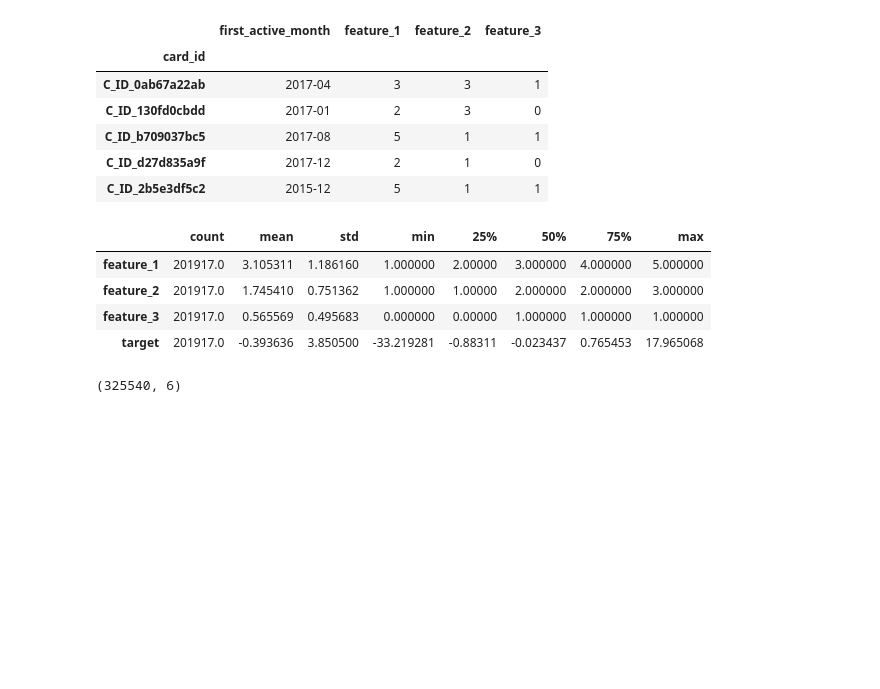
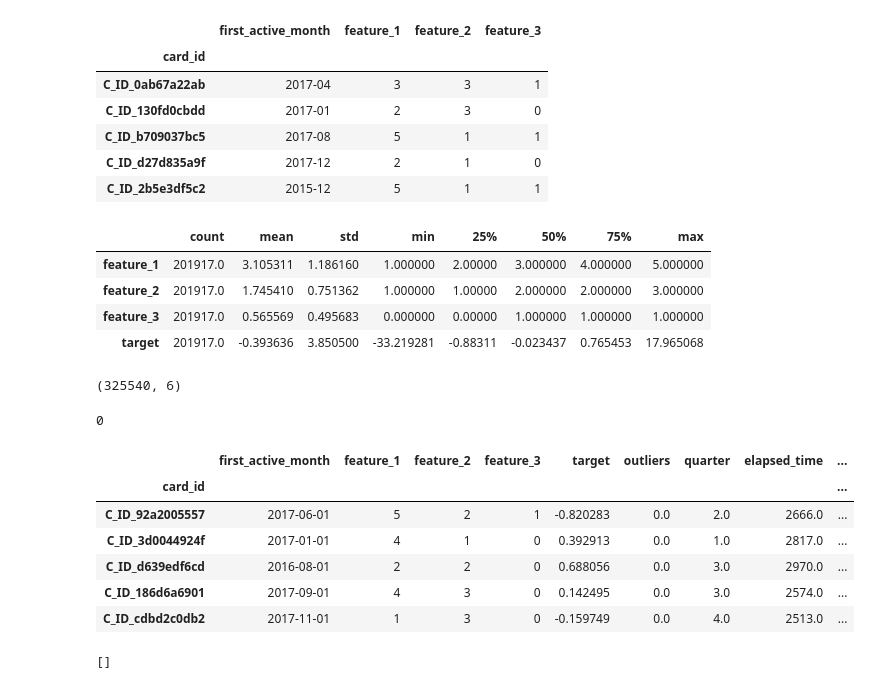
Before and after one commit to ionahu08/EloMerchantCategoryRecommendation, a Jupyter notebook: Competition/Project01.ipynb, the cells around one changed output. Drawn from its saved outputs; the diff is of its cells as text; code cells hidden in the pictures; blank space fills up the shorter version.

```diff
--- a/Competition/Project01.ipynb
+++ b/Competition/Project01.ipynb
@@ -78,3 +92,47 @@ df = pd.concat([train_df, test_df])
 df.shape
 # %% [output]
 (325540, 6)
+# %%
+del train_df, test_df
+gc.collect()
+# %% [output]
+0
+# %%
+# to datetime
+df['first_active_month'] = pd.to_datetime(df['first_active_month'])
+# %%
+# to datetime
+df['first_active_month'] = pd.to_datetime(df['first_active_month'])
+
+# datetime features
+df['quarter'] = df['first_active_month'].dt.quarter
+df['elapsed_time'] = (datetime.datetime.today() - df['first_active_month']).dt.days
+
+df['days_feature1'] = df['elapsed_time'] * df['feature_1']
+df['days_feature2'] = df['elapsed_time'] * df['feature_2']
+df['days_feature3'] = df['elapsed_time'] * df['feature_3']
+
+df['days_feature1_ratio'] = df['feature_1'] / df['elapsed_time']
+df['days_feature2_ratio'] = df['feature_2'] / df['elapsed_time']
+df['days_feature3_ratio'] = df['feature_3'] / df['elapsed_time']
+# %%
+# One-hot encoding for categorical columns with get_dummies
+def one_hot_encoder(df, nan_as_category = True):
+    original_columns = list(df.columns)
+    categorical_columns = [col for col in df.columns if df[col].dtype == 'object']
+    df = pd.get_dummies(df, columns = categorical_columns, dummy_na = nan_as_category)
+    new_columns = [c for c in df.columns if c not in original_columns]
+    return df, new_columns
+
+df, cols = one_hot_encoder(df, nan_as_category=False)
+display(df.head())
+print(cols)
+# %% [output]
+|  | first_active_month | feature_1 | feature_2 | feature_3 | target | outliers | quarter | elapsed_time | ... |
+| card_id |  |  |  |  |  |  |  |  | ... |
+| C_ID_92a2005557 | 2017-06-01 | 5 | 2 | 1 | -0.820283 | 0.0 | 2.0 | 2666.0 | ... |
+| C_ID_3d0044924f | 2017-01-01 | 4 | 1 | 0 | 0.392913 | 0.0 | 1.0 | 2817.0 | ... |
+| C_ID_d639edf6cd | 2016-08-01 | 2 | 2 | 0 | 0.688056 | 0.0 | 3.0 | 2970.0 | ... |
+| C_ID_186d6a6901 | 2017-09-01 | 4 | 3 | 0 | 0.142495 | 0.0 | 3.0 | 2574.0 | ... |
+| C_ID_cdbd2c0db2 | 2017-11-01 | 1 | 3 | 0 | -0.159749 | 0.0 | 4.0 | 2513.0 | ... |
+[]
```
Also changed, not shown: parts of 20 cells of this notebook.
